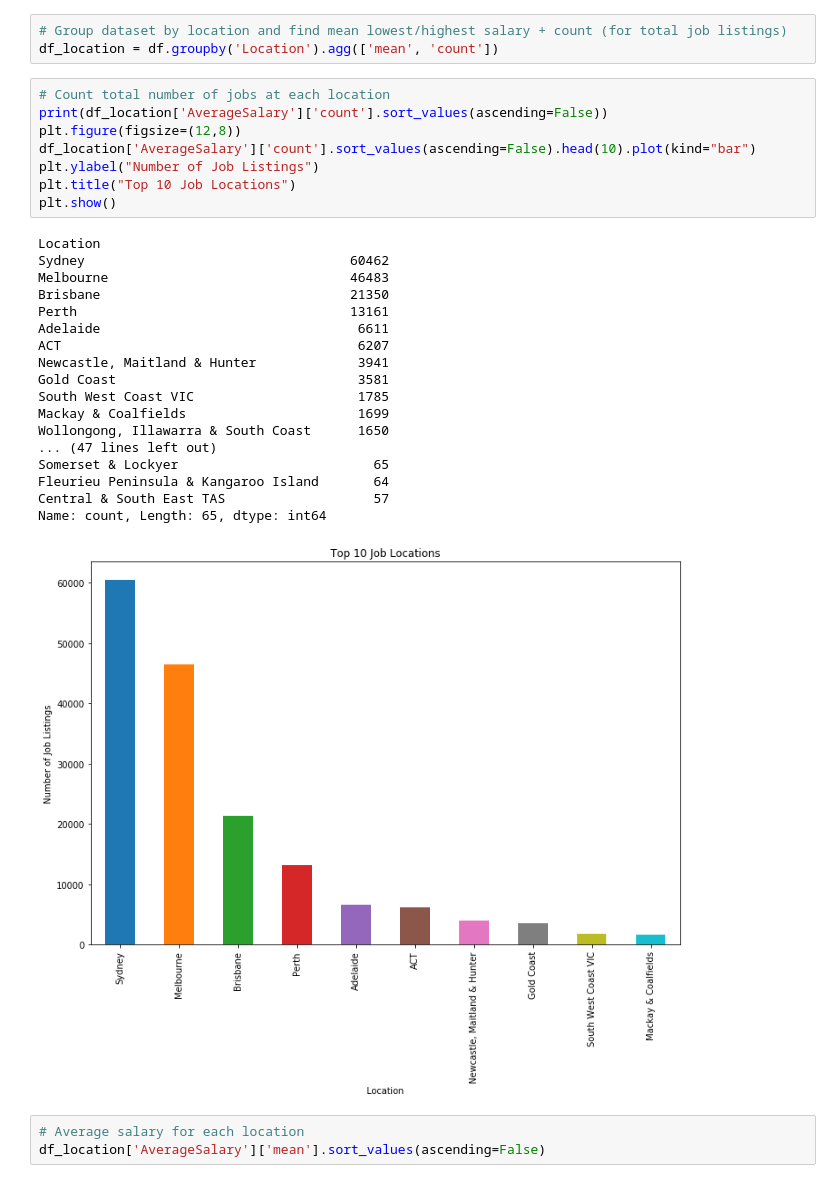
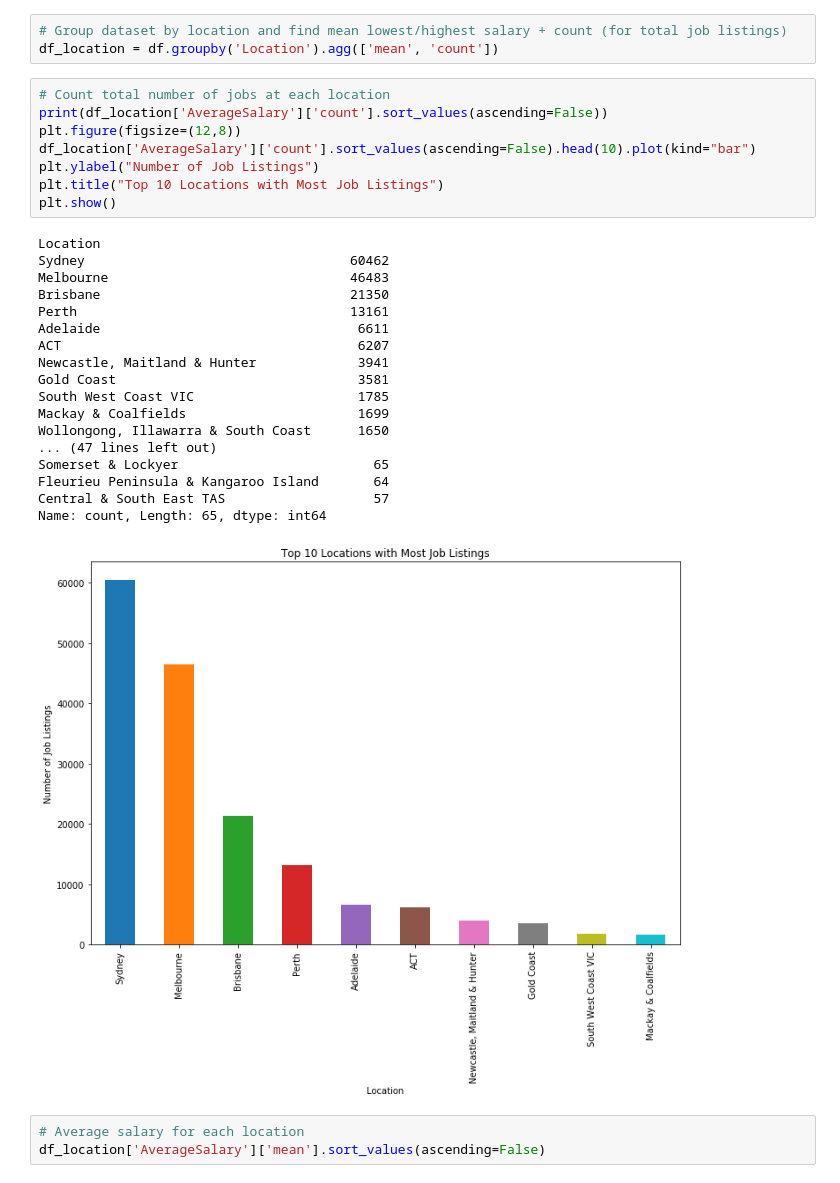
Before and after one commit to connorf25/Big-Data-Analysis, a Jupyter notebook: Assignment/Assignment.ipynb, the cells around one changed output. Cells and saved outputs as stored; diff of their text form.

```diff
--- a/Assignment/Assignment.ipynb
+++ b/Assignment/Assignment.ipynb
@@ -277,30 +277,30 @@ df_location = df.groupby('Location').agg(['mean', 'count'])
 # %%
 # Count total number of jobs at each location
 print(df_location['AverageSalary']['count'].sort_values(ascending=False))
 plt.figure(figsize=(12,8))
 df_location['AverageSalary']['count'].sort_values(ascending=False).head(10).plot(kind="bar")
 plt.ylabel("Number of Job Listings")
-plt.title("Top 10 Job Locations")
+plt.title("Top 10 Locations with Most Job Listings")
 plt.show()
 # %% [output]
 Location
 Sydney                                  60462
 Melbourne                               46483
 Brisbane                                21350
 Perth                                   13161
 Adelaide                                 6611
 ACT                                      6207
 Newcastle, Maitland & Hunter             3941
 Gold Coast                               3581
 South West Coast VIC                     1785
 Mackay & Coalfields                      1699
 Wollongong, Illawarra & South Coast      1650
 ... (47 lines left out)
 Somerset & Lockyer                         65
 Fleurieu Peninsula & Kangaroo Island       64
 Central & South East TAS                   57
 Name: count, Length: 65, dtype: int64
-[figure, old version]
+[figure, new version]
 # %%
 # Average salary for each location
 df_location['AverageSalary']['mean'].sort_values(ascending=False)
```
Also changed, not shown: parts of 7 cells of this notebook, 21 other files.
